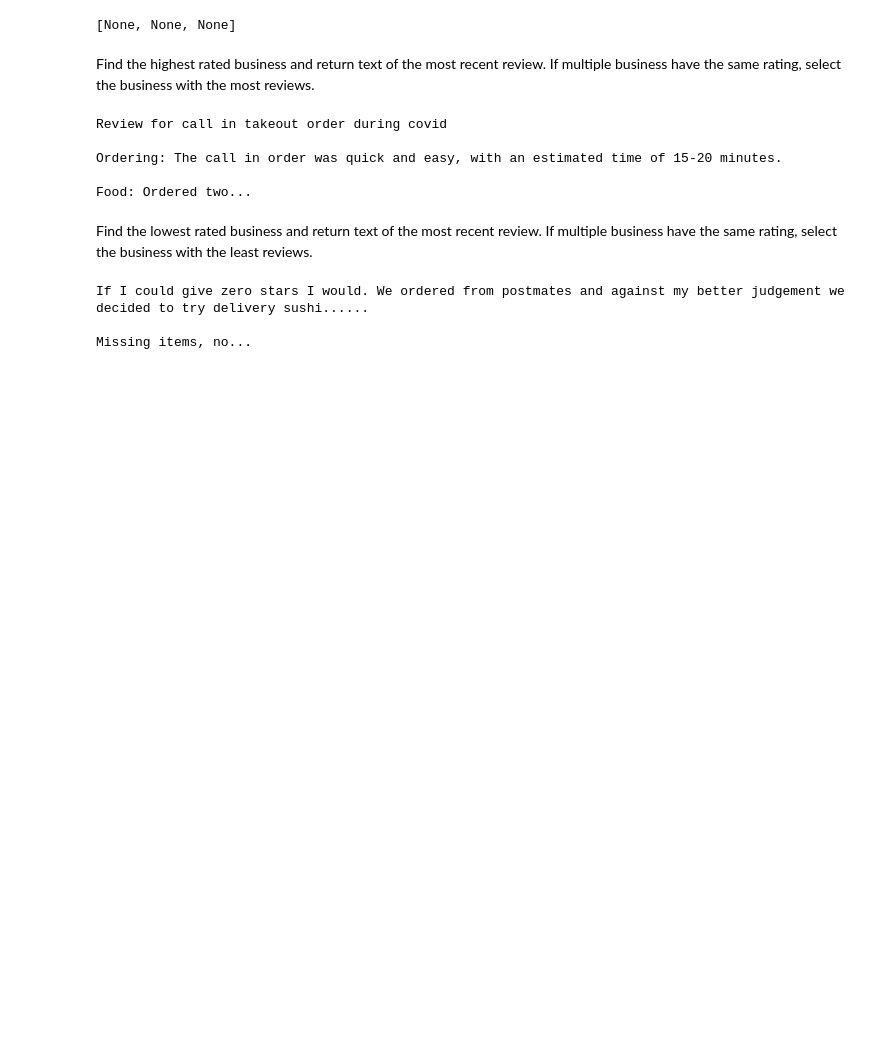
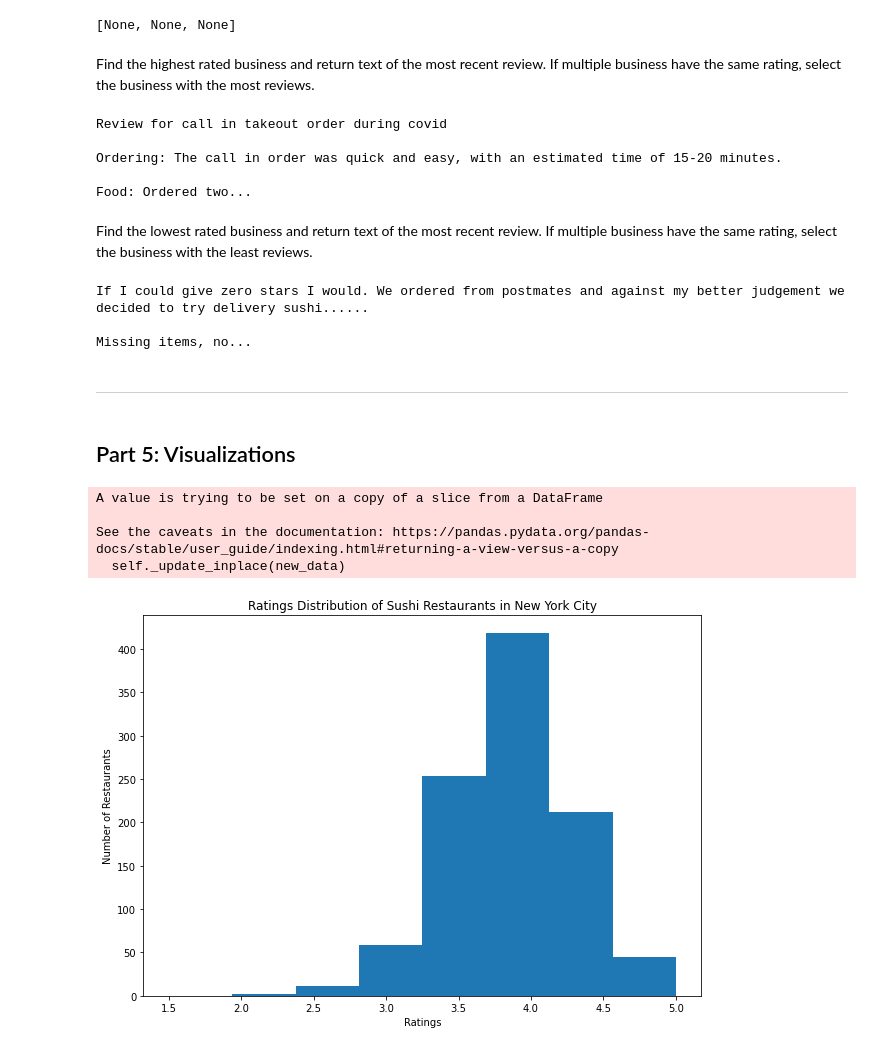
Before and after one commit to eggrollofchaos/wax_yelp_project, a Jupyter notebook: code/wax_proj1.ipynb, the cells around one changed output. Cells and saved outputs as stored; diff of their text form; code cells hidden in the pictures; blank space fills up the shorter version.

```diff
--- a/code/wax_proj1.ipynb
+++ b/code/wax_proj1.ipynb
@@ -369,3 +381,44 @@ print(low_rest.loc[low_rest['time_created'] == low_rest['time_created'].max()]['
 If I could give zero stars I would. We ordered from postmates and against my better judgement we decided to try delivery sushi......
 
 Missing items, no...
+# %% [markdown]
+___
+# %% [markdown]
+## Part 5: Visualizations
+# %%
+# Convert dollar signs to number, only for those with 'price' data
+# cond = [(biz_df_price['price'] == '$'),
+#         (biz_df_price['price'] == '$$'),
+#         (biz_df_price['price'] == '$$$'),
+#         (biz_df_price['price'] == '$$$$')]
+# cond = [(biz_df_price['price'].str.contains('$$$$', na=False)),
+#         (biz_df_price['price'].str.contains('$$$', na=False)),
+#         (biz_df_price['price'].str.contains('$$', na=False)),
+#         (biz_df_price['price'].str.contains('$', na=False))]
+# choices = ['1', '2', '3', '4']
+# choices = ['4', '3', '2', '1']
+# biz_df_price['price_num'] = np.select(cond, choices)
+biz_df_price = biz_df.drop(biz_df[biz_df['price']==''].index)
+biz_df_price['price'].replace('$','1',inplace = True)
+biz_df_price['price'].replace('$$','2',inplace = True)
+biz_df_price['price'].replace('$$$','3',inplace = True)
+biz_df_price['price'].replace('$$$$','4',inplace = True)
+
+# Split DataFrames by geograpical region
+biz_nyc = biz_df[biz_df['zip_code'] < 50000]
+biz_la = biz_df[biz_df['zip_code'] > 50000]
+# %% [output]
+A value is trying to be set on a copy of a slice from a DataFrame
+
+See the caveats in the documentation: https://pandas.pydata.org/pandas-docs/stable/user_guide/indexing.html#returning-a-view-versus-a-copy
+  self._update_inplace(new_data)
+# %%
+# New York City restaurant ratings
+fig, ax = plt.subplots(figsize = [10,7])
+ax.hist(biz_nyc['rating'], bins = 8, range=[1.5,5.0])
+ax.set_xlabel('Ratings')
+ax.set_ylabel('Number of Restaurants')
+ax.set_title('Ratings Distribution of Sushi Restaurants in New York City')
+plt.savefig("../visualizations/nyc_ratings.png", orientation = 'landscape')
+# %% [output]
+[figure, added]
```
Also changed, not shown: parts of 20 cells of this notebook, 14 other files.
